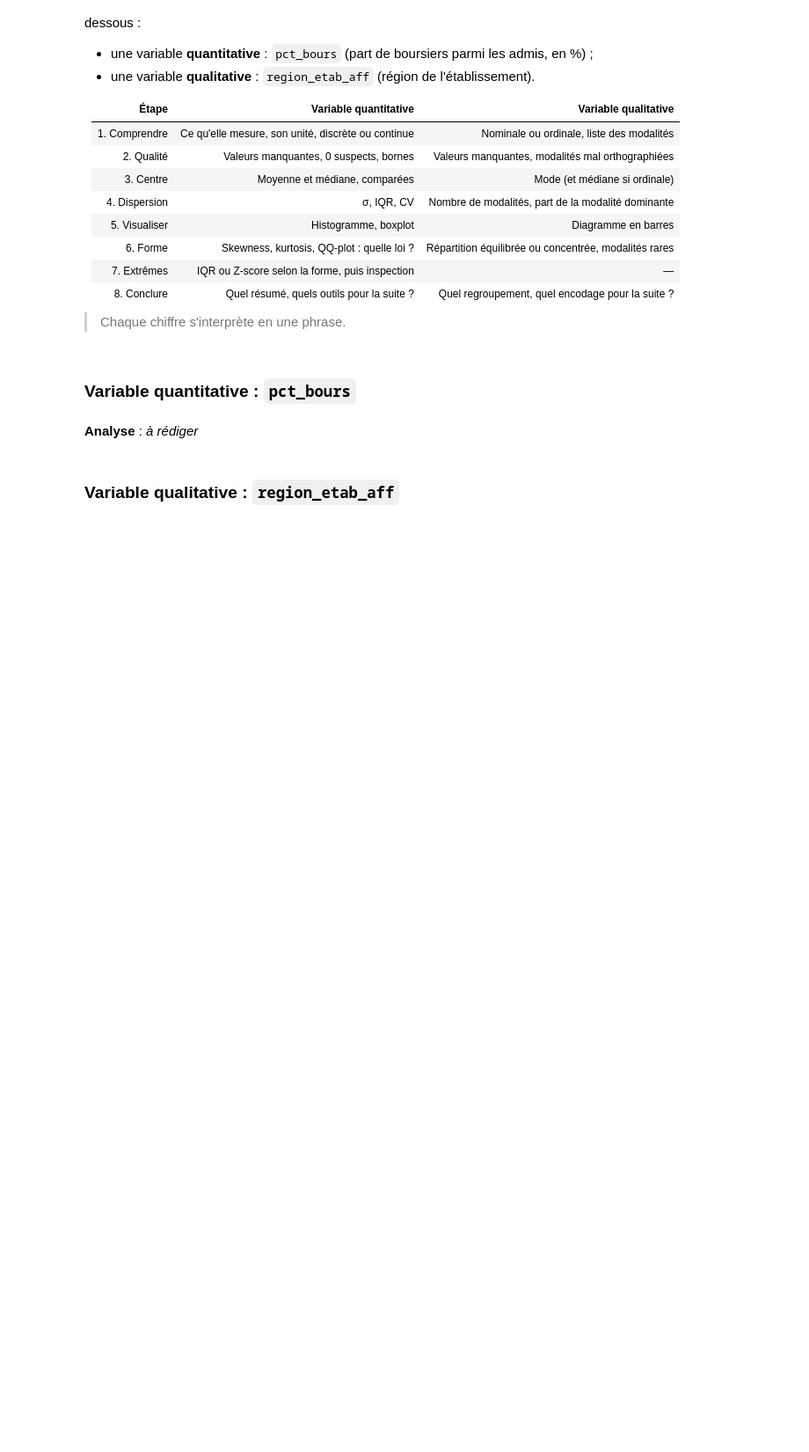
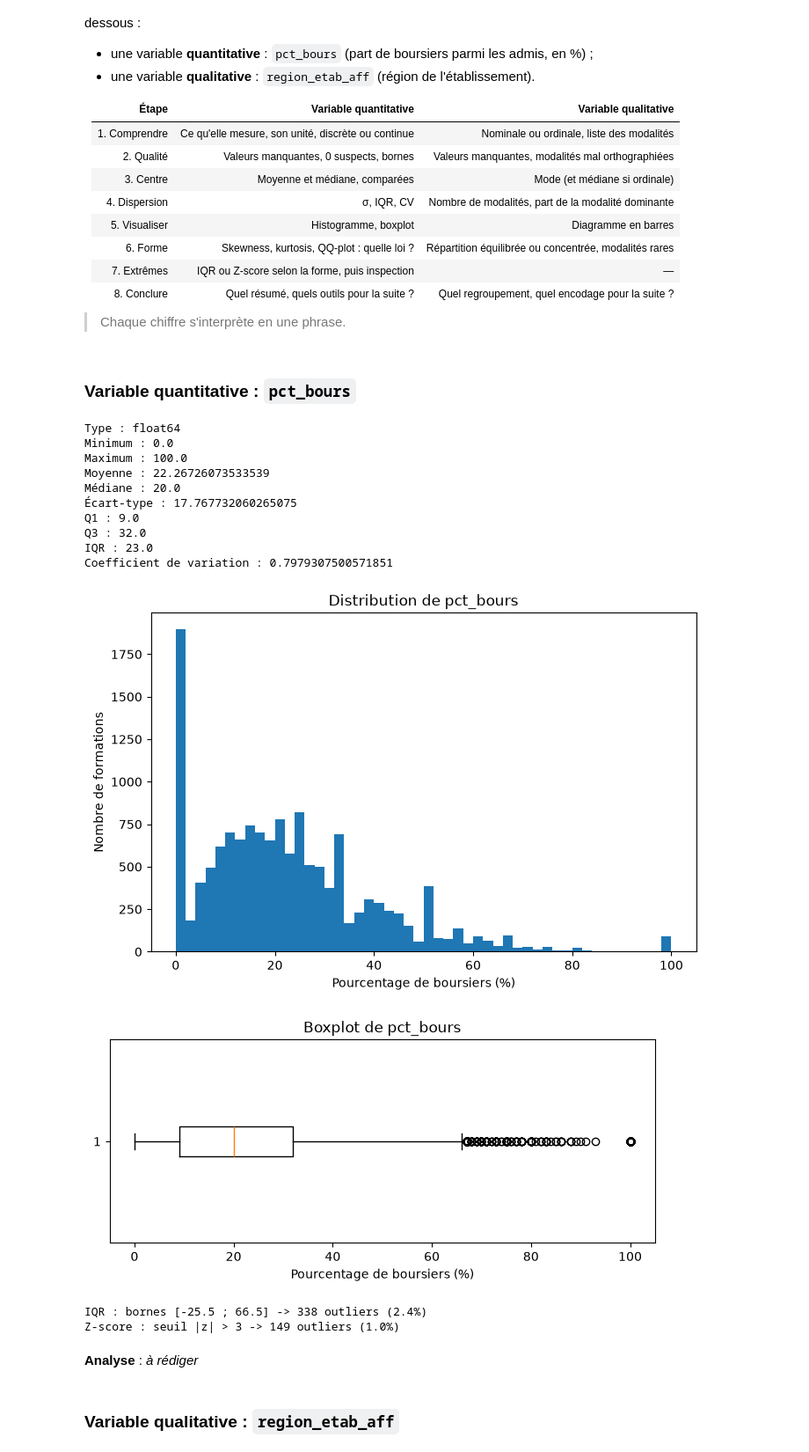
Before and after one commit to Ueihta/tp_EA_MG, a Jupyter notebook: TP_Parcoursup.ipynb, the cells around one changed output. Shown at 88% size. Cells and saved outputs as stored; diff of their text form; code cells hidden in the pictures; blank space fills up the shorter version.

Commit message:
🚧 9. Variable quantitative pct_bours

```diff
--- a/TP_Parcoursup.ipynb
+++ b/TP_Parcoursup.ipynb
@@ -503,6 +503,76 @@ Vous disposez maintenant de toute la méthode. Analysez **seuls** les deux varia
 > Chaque chiffre s'interprète en une phrase.
 # %% [markdown]
 ### Variable quantitative : `pct_bours`
+# %%
+# print(df["pct_bours"].describe())
+print("Type :", df["pct_bours"].dtype)
+print("Minimum :", df["pct_bours"].min())
+print("Maximum :", df["pct_bours"].max())
+
+moyenne = df["pct_bours"].mean()
+mediane = df["pct_bours"].median()
+print("Moyenne :", moyenne)
+print("Médiane :", mediane)
+
+ecart_type = df["pct_bours"].std()
+Q1 = df["pct_bours"].quantile(0.25)
+Q3 = df["pct_bours"].quantile(0.75)
+IQR = Q3 - Q1
+CV = ecart_type / moyenne
+print("Écart-type :", ecart_type)
+print("Q1 :", Q1)
+print("Q3 :", Q3)
+print("IQR :", IQR)
+print("Coefficient de variation :", CV)
+
+plt.figure(figsize=(8, 5))
+plt.hist(df["pct_bours"].dropna(), bins=50)
+plt.xlabel("Pourcentage de boursiers (%)")
+plt.ylabel("Nombre de formations")
+plt.title("Distribution de pct_bours")
+plt.show()
+
+plt.figure(figsize=(8, 3))
+plt.boxplot(df["pct_bours"].dropna(), vert=False)
+plt.xlabel("Pourcentage de boursiers (%)")
+plt.title("Boxplot de pct_bours")
+plt.show()
+
+var = ["pct_bours"]
+objectif = pd.DataFrame({
+    "skewness": df[var].skew(),
+    "kurtosis": df[var].kurt()
+})
+objectif
+
+capa = df["pct_bours"]
+
+q1, q3 = capa.quantile([0.25, 0.75])
+iqr = q3 - q1
+borne_inf = q1 - 1.5 * iqr
+borne_sup = q3 + 1.5 * iqr
+outliers_iqr = capa[(capa < borne_inf) | (capa > borne_sup)]
+
+z = (capa - capa.mean()) / capa.std()
+outliers_z = capa[z.abs() > 3]
+
+print(f"IQR : bornes [{borne_inf:.1f} ; {borne_sup:.1f}] -> {len(outliers_iqr)} outliers ({len(outliers_iqr)/len(capa):.1%})")
+print(f"Z-score : seuil |z| > 3 -> {len(outliers_z)} outliers ({len(outliers_z)/len(capa):.1%})")
+# %% [output]
+Type : float64
+Minimum : 0.0
+Maximum : 100.0
+Moyenne : 22.26726073533539
+Médiane : 20.0
+Écart-type : 17.767732060265075
+Q1 : 9.0
+Q3 : 32.0
+IQR : 23.0
+Coefficient de variation : 0.7979307500571851
+[figure, added]
+[figure, added]
+IQR : bornes [-25.5 ; 66.5] -> 338 outliers (2.4%)
+Z-score : seuil |z| > 3 -> 149 outliers (1.0%)
 # %% [markdown]
 **Analyse** : _à rédiger_
 # %% [markdown]
```
